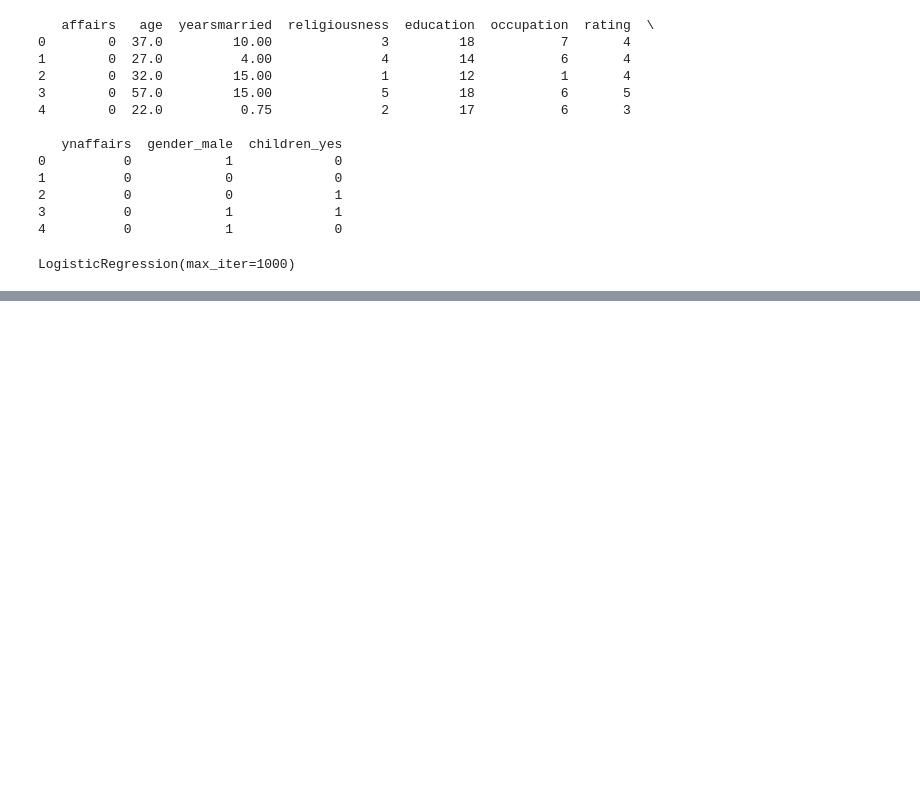
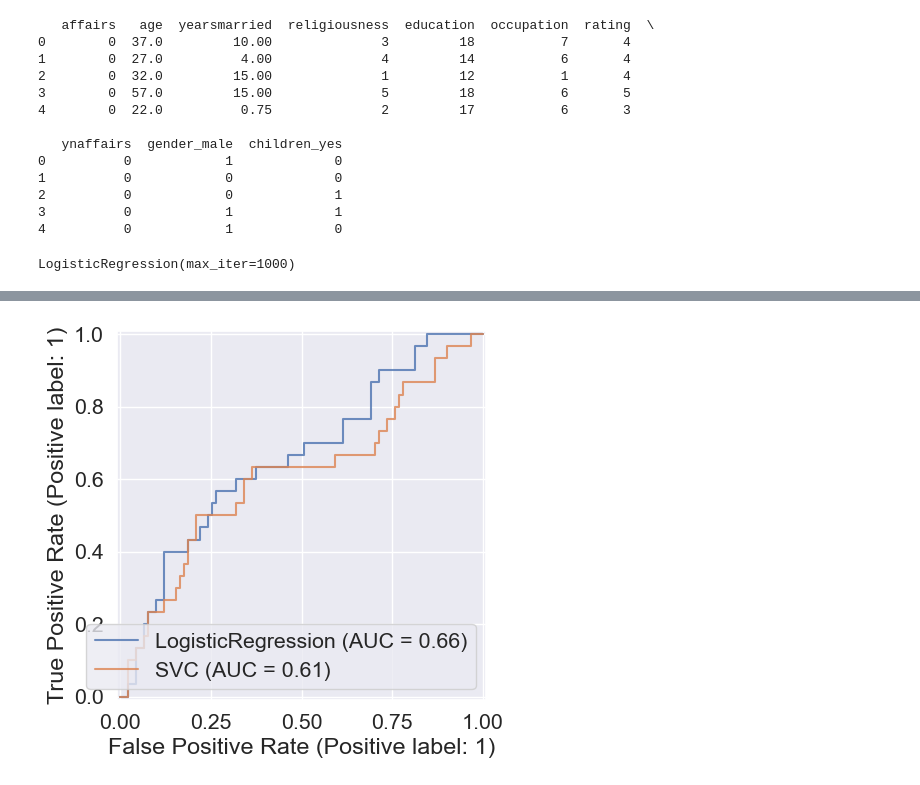
Before and after one commit to silverbacon9/Machine-Learning, a Jupyter notebook: code test/2. Classification/2. Classification test.ipynb, the cells around one changed output, grey strips where cells are left out. Cells and saved outputs as stored; diff of their text form; code cells hidden in the pictures; blank space fills up the shorter version.

```diff
--- a/code test/2. Classification/2. Classification test.ipynb
+++ b/code test/2. Classification/2. Classification test.ipynb
@@ -187,0 +342,10 @@ ValueError: could not convert string to float: 'male'
+# %%
+from sklearn.metrics import RocCurveDisplay
+
+
+ax = plt.gca()
+log_disp = RocCurveDisplay.from_estimator(model, X_test, y_test, ax=ax, alpha=0.8)
+svm_disp = RocCurveDisplay.from_estimator(model_svm, X_test, y_test, ax=ax, alpha=0.8)
+plt.show()
+# %% [output]
+[figure, added]
```
Also changed, not shown: parts of 20 cells of this notebook.
